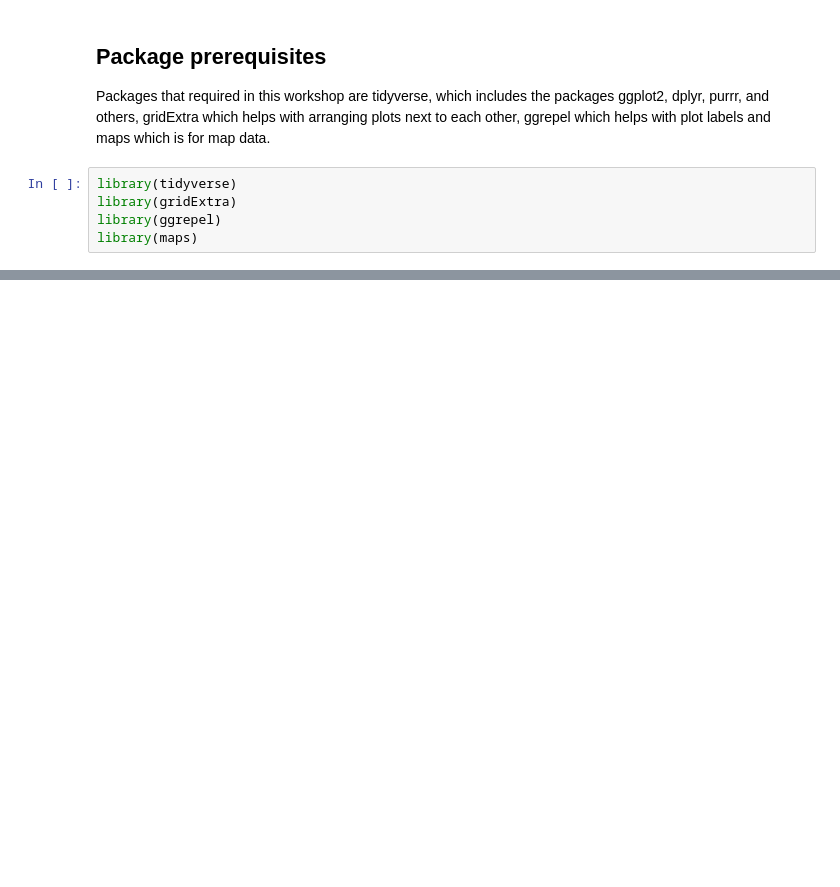
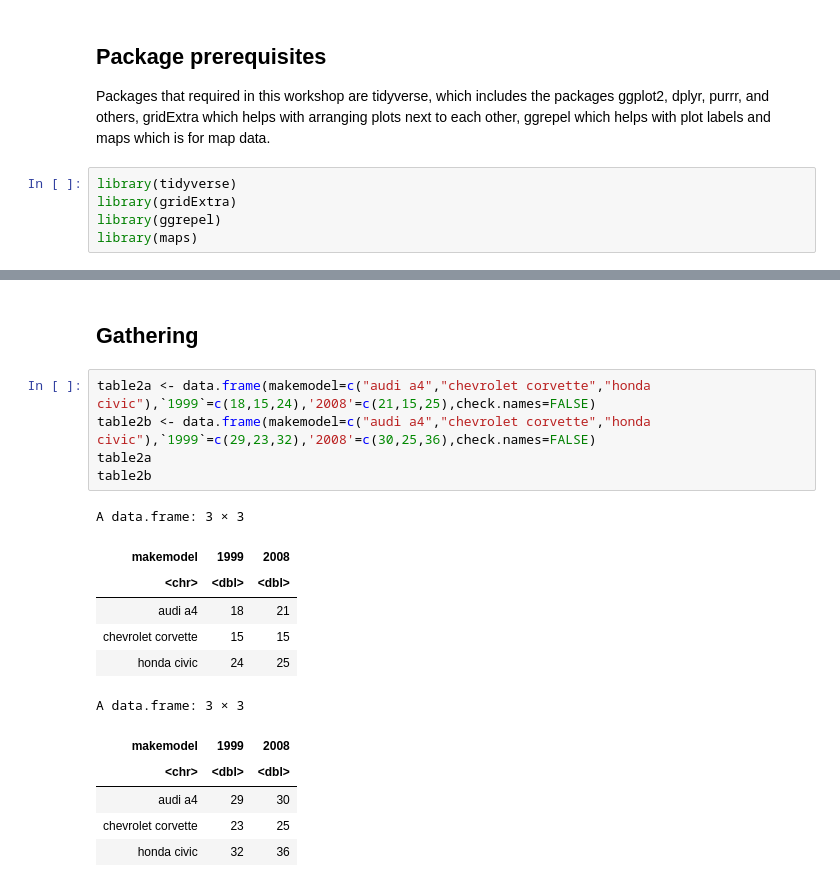
Before and after one commit to compbiocore/ccv_bootcamp_R, a Jupyter notebook: R_Workshop.ipynb, the cells around one changed output, grey strips where cells are left out. Saved outputs shown, nothing was run; the diff lists cells and outputs as text; blank space fills up the shorter version.

```diff
--- a/R_Workshop.ipynb
+++ b/R_Workshop.ipynb
@@ -1058,0 +1121,20 @@ library(maps)
+# %% [markdown]
+## Gathering
+# %%
+table2a <- data.frame(makemodel=c("audi a4","chevrolet corvette","honda civic"),`1999`=c(18,15,24),'2008'=c(21,15,25),check.names=FALSE)
+table2b <- data.frame(makemodel=c("audi a4","chevrolet corvette","honda civic"),`1999`=c(29,23,32),'2008'=c(30,25,36),check.names=FALSE)
+table2a
+table2b
+# %% [output]
+A data.frame: 3 × 3
+| makemodel | 1999 | 2008 |
+| <chr> | <dbl> | <dbl> |
+| audi a4 | 18 | 21 |
+| chevrolet corvette | 15 | 15 |
+| honda civic | 24 | 25 |
+A data.frame: 3 × 3
+| makemodel | 1999 | 2008 |
+| <chr> | <dbl> | <dbl> |
+| audi a4 | 29 | 30 |
+| chevrolet corvette | 23 | 25 |
+| honda civic | 32 | 36 |
```
Also changed, not shown: parts of 70 cells of this notebook.
